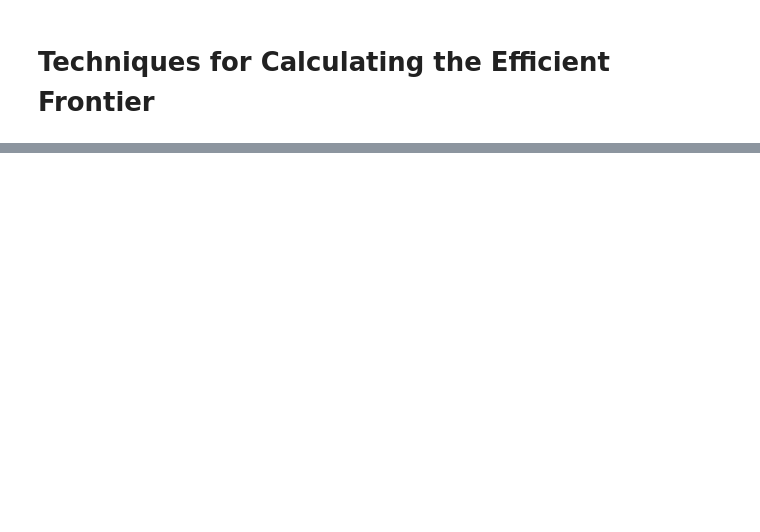
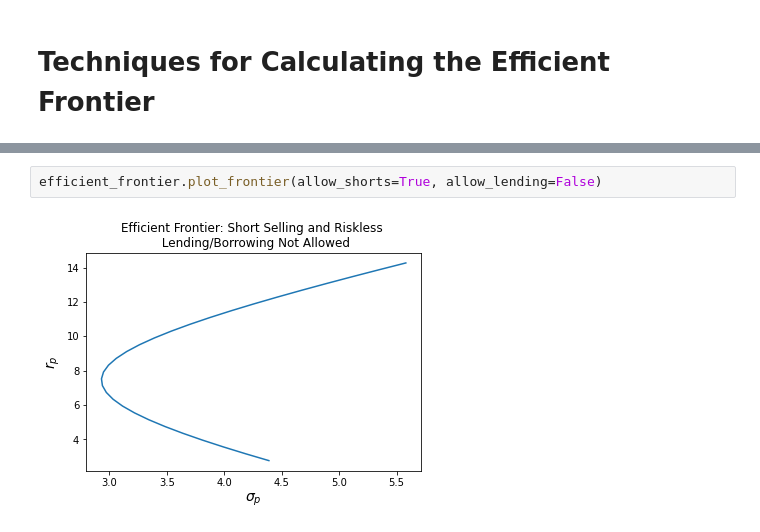
Before and after one commit to mjhoshea/portfolio-optimisation, a Jupyter notebook: notebooks/ch6.ipynb, the cells around one changed output, grey strips where cells are left out. Drawn from its saved outputs; the diff is of its cells as text; blank space fills up the shorter version.

```diff
--- a/notebooks/ch6.ipynb
+++ b/notebooks/ch6.ipynb
@@ -463,0 +73,4 @@ efficient_frontier(avg_ret, cov)
+# %%
+efficient_frontier.plot_frontier(allow_shorts=True, allow_lending=False)
+# %% [output]
+[figure, added]
```
Also changed, not shown: parts of 85 cells of this notebook, 2 other files.
